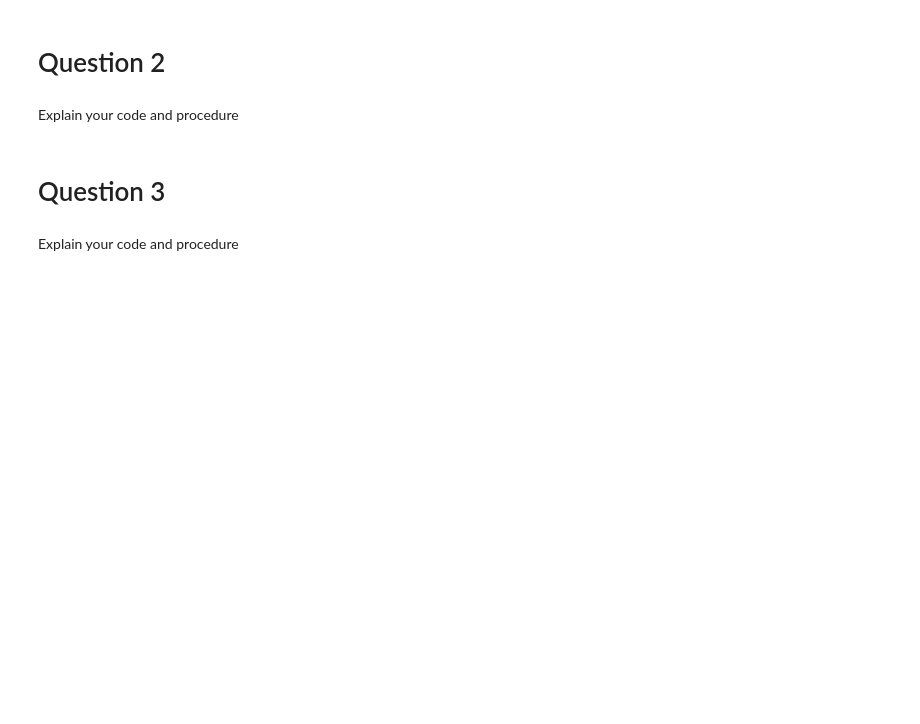
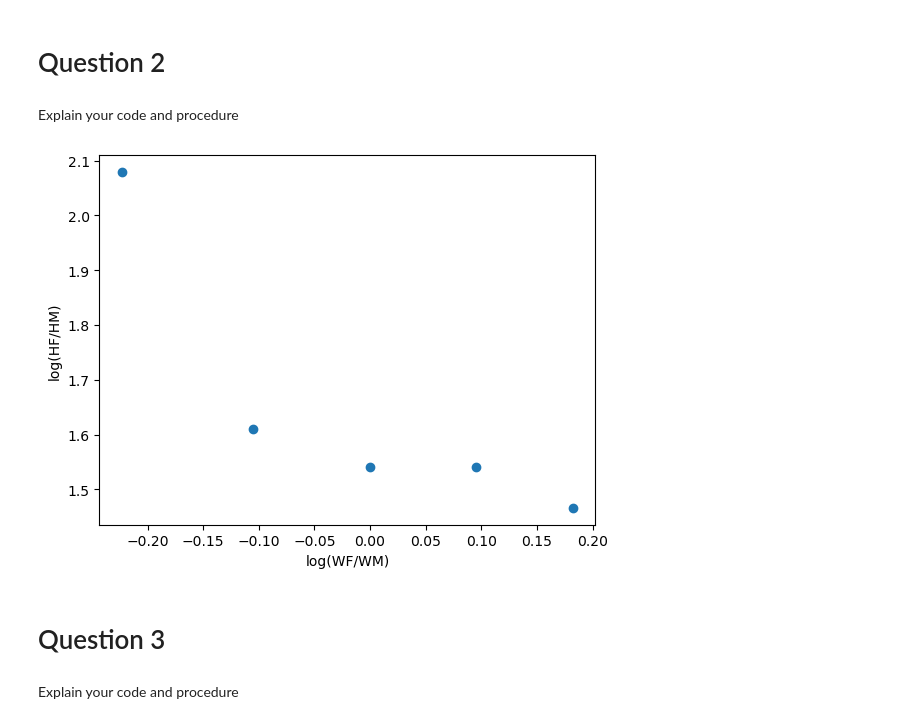
Before and after one commit to NumEconCopenhagen/projects-2023-2x-chris-og-ras, a Jupyter notebook: inauguralproject/inauguralproject.ipynb, the cells around one changed output. Saved outputs shown, nothing was run; the diff lists cells and outputs as text; code cells hidden in the pictures; blank space fills up the shorter version.

```diff
--- a/inauguralproject/inauguralproject.ipynb
+++ b/inauguralproject/inauguralproject.ipynb
@@ -62,3 +58,21 @@ Explain your code and procedure
+# %%
+hsm.solve_wF_vec(discrete=True)
+
+# Get the log of the female wage ratios and the corresponding log home production ratios
+log_wf_ratio = np.log(hsm.par.wF_vec / hsm.par.wM)
+log_home_ratio = np.log(hsm.sol.HF_vec / hsm.sol.HM_vec)
+
+# Create a scatter plot with log_wf_ratio on x-axis and log_home_ratio on y-axis
+plt.scatter(log_wf_ratio, log_home_ratio)
+
+# Set axis labels
+plt.xlabel('log(WF/WM)')
+plt.ylabel('log(HF/HM)')
+
+# Show the plot
+plt.show()
+# %% [output]
+[figure, added]
 # %% [markdown]
 # Question 3
 # %% [markdown]
```
Also changed, not shown: parts of 12 cells of this notebook, 1 other file.
